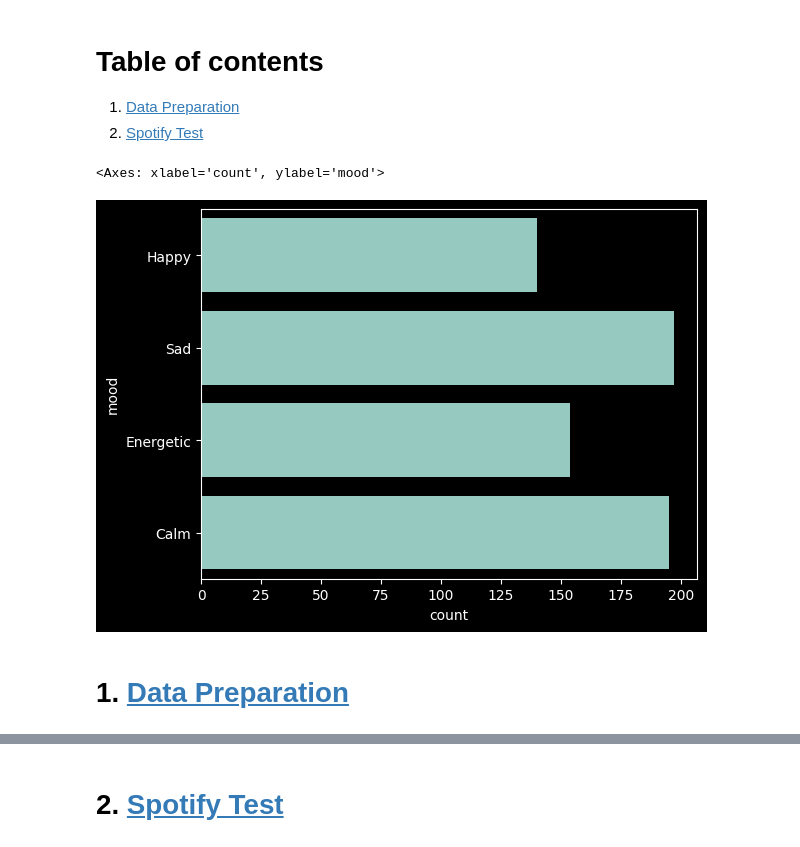
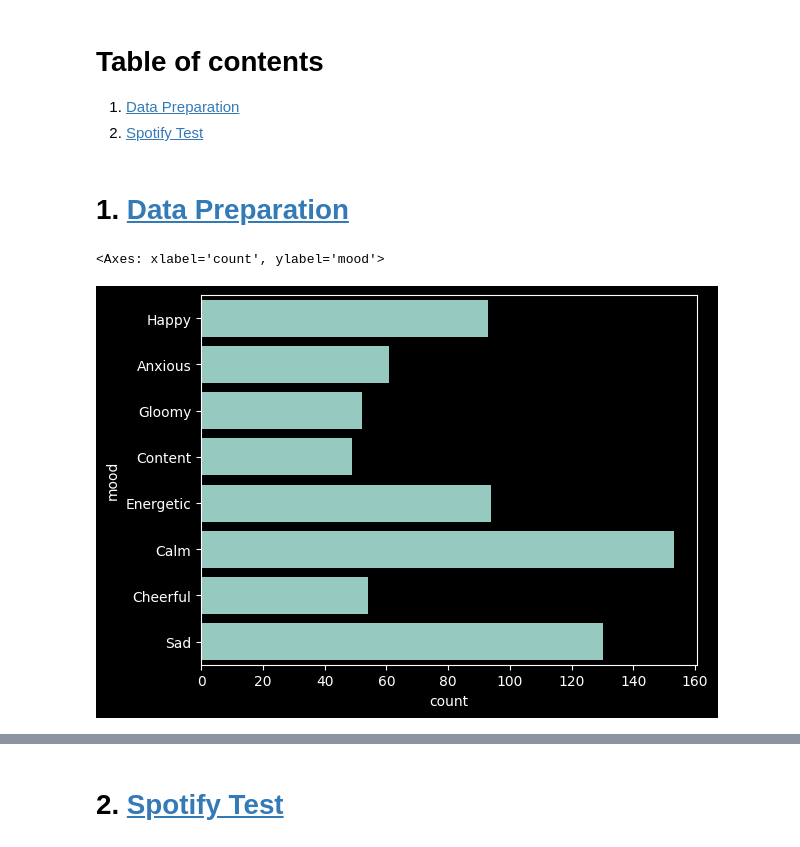
Before and after one commit to yp2353/yp2353-Team-1, a Jupyter notebook: classifier.ipynb, the cells around one changed output, grey strips where cells are left out. Cells and saved outputs as stored; diff of their text form; code cells hidden in the pictures.

```diff
--- a/classifier.ipynb
+++ b/classifier.ipynb
@@ -11,35 +11,37 @@
 	maxLevel=6
 	/vscode-jupyter-toc-config -->
 <!-- THIS CELL WILL BE REPLACED ON TOC UPDATE. DO NOT WRITE YOUR TEXT IN THIS CELL -->
-# %%
-# This Python 3 environment comes with many helpful analytics libraries installed
-# It is defined by the kaggle/python Docker image: https://github.com/kaggle/docker-python
-# For example, here's several helpful packages to load
-
-import numpy as np # linear algebra
-import pandas as pd # data processing, CSV file I/O (e.g. pd.read_csv)
-import seaborn as sns # Seaborn for data visualization
-import joblib
-
-# Input data files are available in the read-only "../input/" directory
-# For example, running this (by clicking run or pressing Shift+Enter) will list all files under the input directory
-
-import os
-for dirname, _, filenames in os.walk('/kaggle/input'):
-    for filename in filenames:
-        print(os.path.join(dirname, filename))
-
-# You can write up to 20GB to the current directory (/kaggle/working/) that gets preserved as output when you create a version using "Save & Run All"
-# You can also write temporary files to /kaggle/temp/, but they won't be saved outside of the current session
-# Load the data
-df = pd.read_csv('data_moods.csv')
-df['popularity'] = 0.
-# Checking null value in dataset
-df.isnull().sum()
-# Visualize number of data point for each class
-sns.countplot(df['mood'])
-# %% [output]
-<Axes: xlabel='count', ylabel='mood'>
-[figure, removed]
 # %% [markdown]
 # 1. <a id='toc1_'></a>[Data Preparation](#toc0_)
+# %%
+# This Python 3 environment comes with many helpful analytics libraries installed
+# It is defined by the kaggle/python Docker image: https://github.com/kaggle/docker-python
+# For example, here's several helpful packages to load
+
+import numpy as np # linear algebra
+import pandas as pd # data processing, CSV file I/O (e.g. pd.read_csv)
+import seaborn as sns # Seaborn for data visualization
+import joblib
+from imblearn.over_sampling import SMOTE
+from collections import Counter
+
+# Input data files are available in the read-only "../input/" directory
+# For example, running this (by clicking run or pressing Shift+Enter) will list all files under the input directory
+
+import os
+for dirname, _, filenames in os.walk('/kaggle/input'):
+    for filename in filenames:
+        print(os.path.join(dirname, filename))
+
+# You can write up to 20GB to the current directory (/kaggle/working/) that gets preserved as output when you create a version using "Save & Run All"
+# You can also write temporary files to /kaggle/temp/, but they won't be saved outside of the current session
+# Load the data
+df = pd.read_csv('eight_moods.csv')
+# df['popularity'] = 0.
+# Checking null value in dataset
+df.isnull().sum()
+# Visualize number of data point for each class
+sns.countplot(df['mood'])
+# %% [output]
+<Axes: xlabel='count', ylabel='mood'>
+[figure, added]
```
Also changed, not shown: parts of 6 cells of this notebook, 5 other files.
